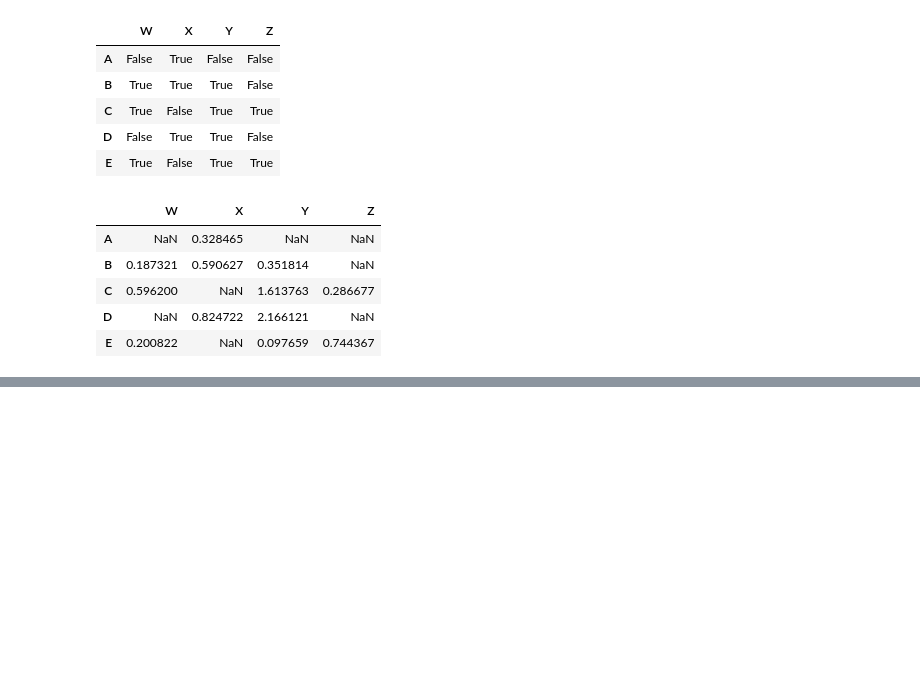
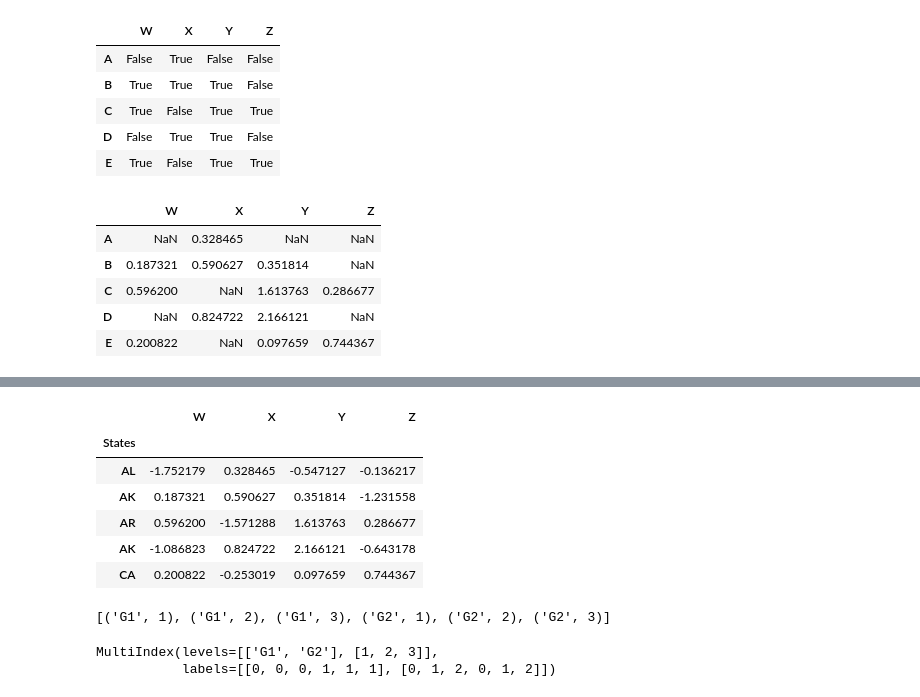
Before and after one commit to chartbuster/SIG-Data-Science, a Jupyter notebook: Week Two Notes.ipynb, the cells around one changed output, grey strips where cells are left out. Drawn from its saved outputs; the diff is of its cells as text; code cells hidden in the pictures; blank space fills up the shorter version.

```diff
--- a/Week Two Notes.ipynb
+++ b/Week Two Notes.ipynb
@@ -453,0 +480,14 @@ df[df > 0]
+# %%
+states = ['AL','AK','AR','AK','CA']
+# %%
+df['States'] = states
+# %%
+df.set_index('States')
+# %% [output]
+|  | W | X | Y | Z |
+| States |  |  |  |  |
+| AL | -1.752179 | 0.328465 | -0.547127 | -0.136217 |
+| AK | 0.187321 | 0.590627 | 0.351814 | -1.231558 |
+| AR | 0.596200 | -1.571288 | 1.613763 | 0.286677 |
+| AK | -1.086823 | 0.824722 | 2.166121 | -0.643178 |
+| CA | 0.200822 | -0.253019 | 0.097659 | 0.744367 |
@@ -453,0 +500,4 @@ df[df > 0]
+# %%
+hier_index
+# %% [output]
+[('G1', 1), ('G1', 2), ('G1', 3), ('G2', 1), ('G2', 2), ('G2', 3)]
@@ -453,0 +506,5 @@ df[df > 0]
+# %%
+hier_index
+# %% [output]
+MultiIndex(levels=[['G1', 'G2'], [1, 2, 3]],
+           labels=[[0, 0, 0, 1, 1, 1], [0, 1, 2, 0, 1, 2]])
```
Also changed, not shown: parts of 17 cells of this notebook.
